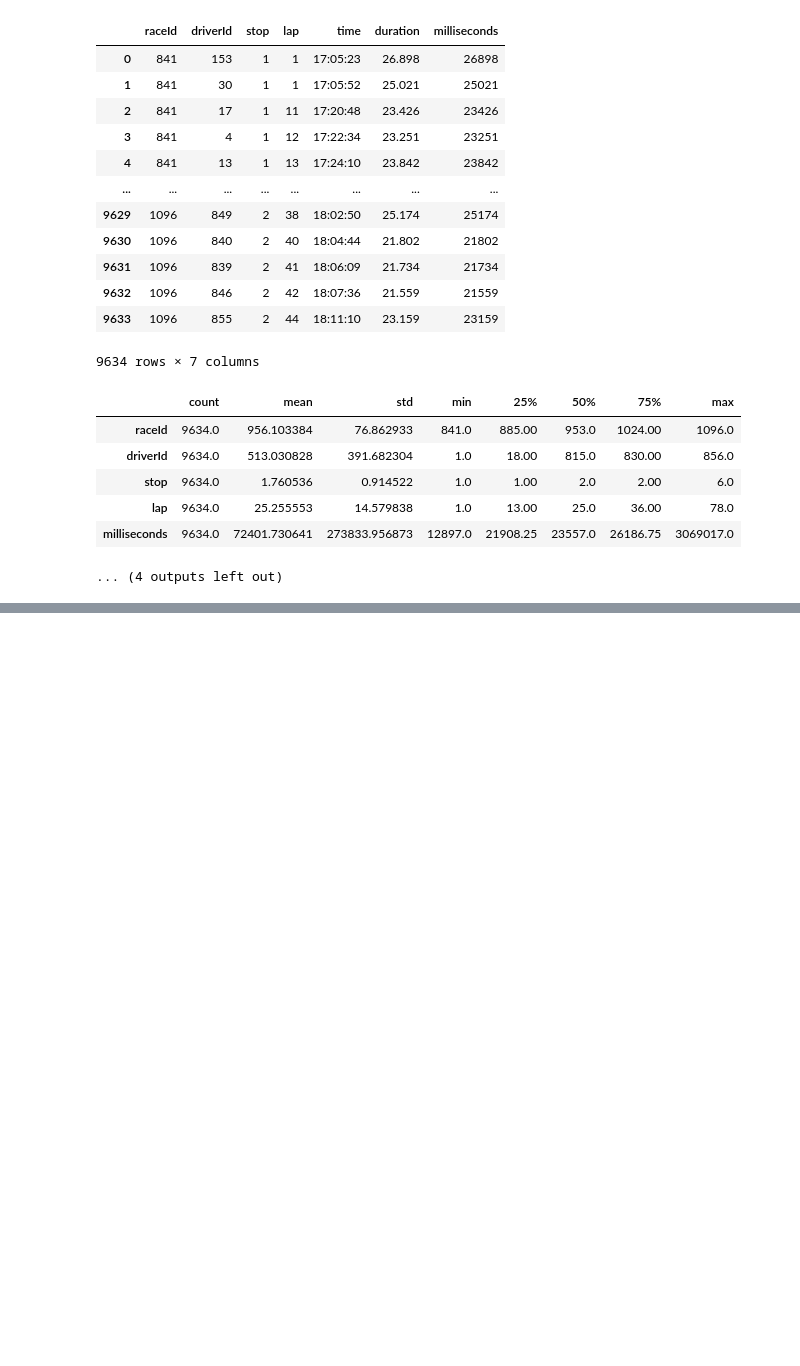
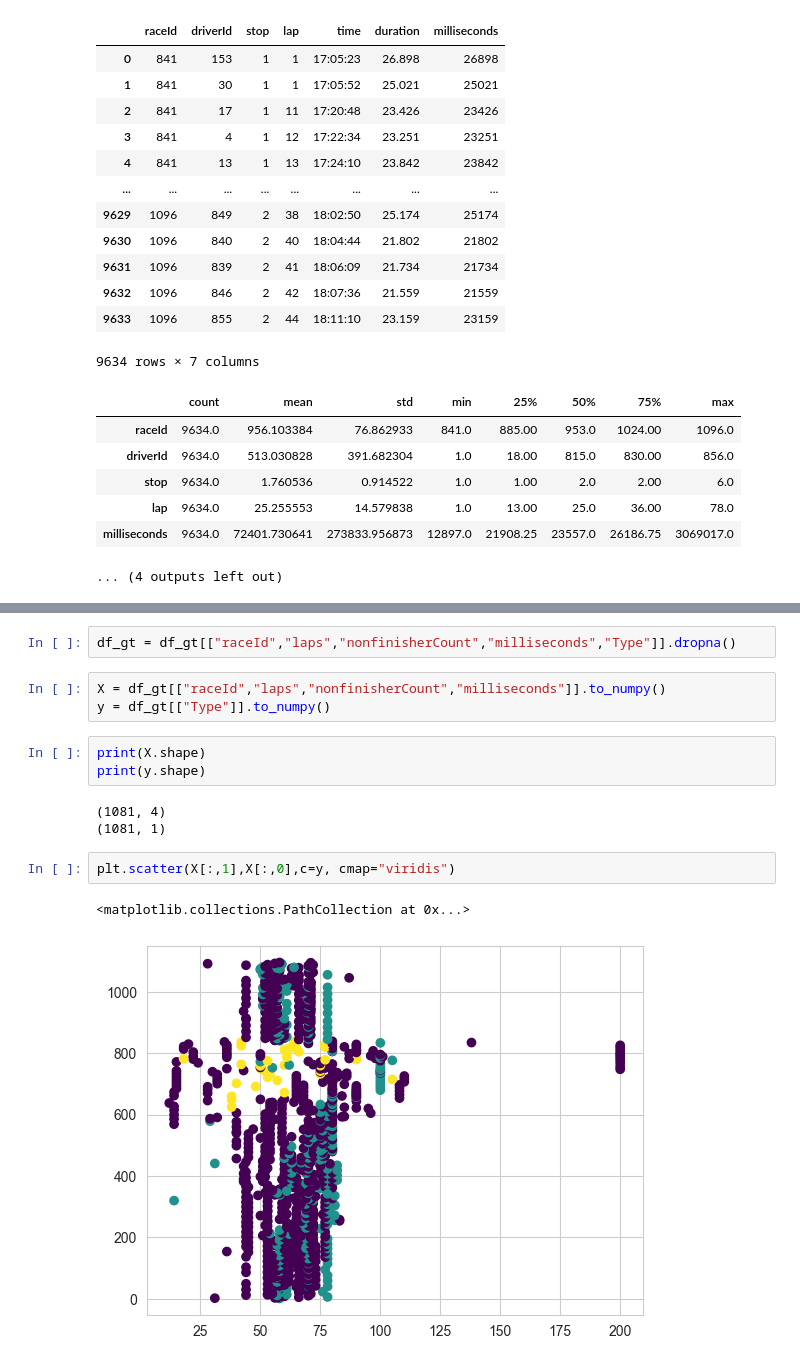
Before and after one commit to arvyz/f1, a Jupyter notebook: f1.ipynb, the cells around one changed output, grey strips where cells are left out. Cells and saved outputs as stored; diff of their text form; blank space fills up the shorter version.

```diff
--- a/f1.ipynb
+++ b/f1.ipynb
@@ -379,0 +673,16 @@ First we have to prepare the dataset.  We need to combine the our new data sourc
+# %%
+df_gt = df_gt[["raceId","laps","nonfinisherCount","milliseconds","Type"]].dropna()
+# %%
+X = df_gt[["raceId","laps","nonfinisherCount","milliseconds"]].to_numpy()
+y = df_gt[["Type"]].to_numpy()
+# %%
+print(X.shape)
+print(y.shape)
+# %% [output]
+(1081, 4)
+(1081, 1)
+# %%
+plt.scatter(X[:,1],X[:,0],c=y, cmap="viridis")
+# %% [output]
+<matplotlib.collections.PathCollection at 0x...>
+[figure, added]
```
Also changed, not shown: parts of 18 cells of this notebook.
